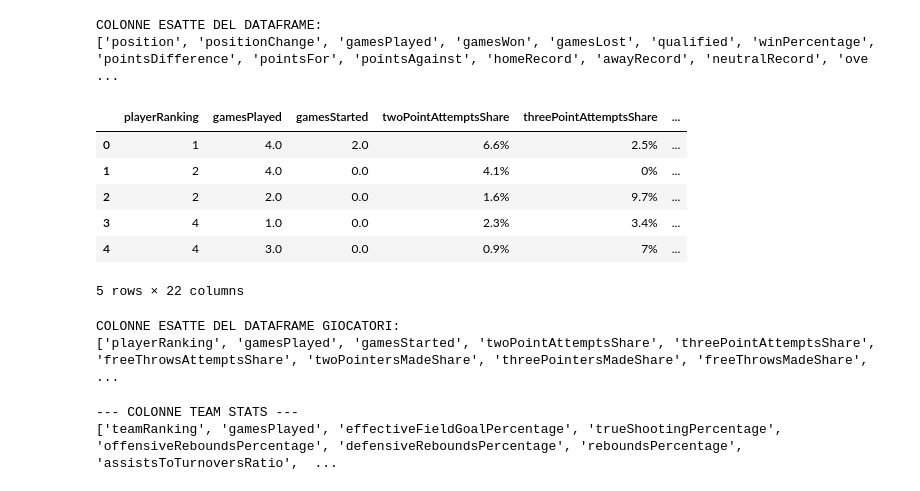
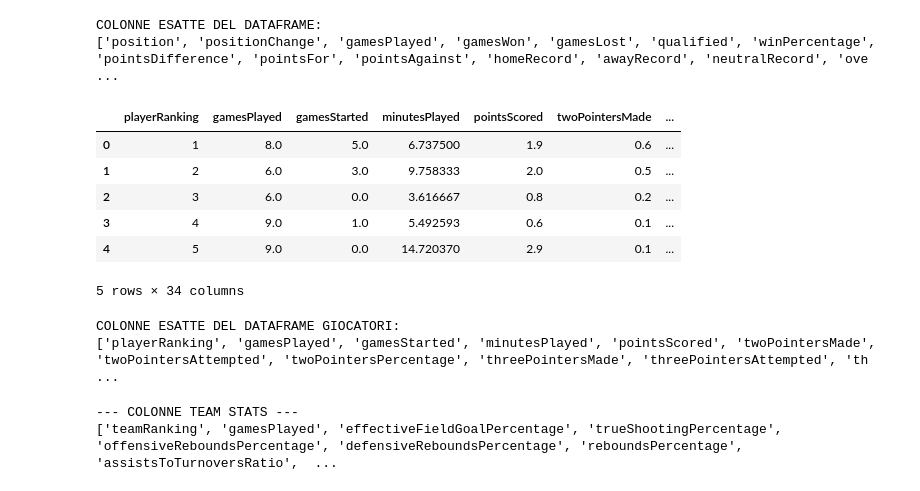
Before and after one commit to SLNN12/Programming-Exam-Project, a Jupyter notebook: prove/explore.ipynb, the cells around one changed output. Saved outputs shown, nothing was run; the diff lists cells and outputs as text; code cells hidden in the pictures.

```diff
--- a/prove/explore.ipynb
+++ b/prove/explore.ipynb
@@ -158,30 +158,30 @@ COLONNE ESATTE DEL DATAFRAME:
 # %%
 import pandas as pd
 from euroleague_api.player_stats import PlayerStats
 
 player_api = PlayerStats("E")
 
 # Scarichiamo i dati di una stagione per esplorarli
 df_players_test = player_api.get_player_stats_single_season(
-    endpoint="scoring",
+    endpoint="traditional",
     season=2026,
-    statistic_mode="Accumulated"
+    statistic_mode="PerGame"
 )
-
+df_players_test['stocks'] = df_players_test['steals'] + df_players_test['blocks']
 display(df_players_test.head())
 
 print("COLONNE ESATTE DEL DATAFRAME GIOCATORI:")
 print(df_players_test.columns.tolist())
 # %% [output]
-|  | playerRanking | gamesPlayed | gamesStarted | twoPointAttemptsShare | threePointAttemptsShare | ... |
-| 0 | 1 | 4.0 | 2.0 | 6.6% | 2.5% | ... |
-| 1 | 2 | 4.0 | 0.0 | 4.1% | 0% | ... |
-| 2 | 2 | 2.0 | 0.0 | 1.6% | 9.7% | ... |
-| 3 | 4 | 1.0 | 0.0 | 2.3% | 3.4% | ... |
-| 4 | 4 | 3.0 | 0.0 | 0.9% | 7% | ... |
+|  | playerRanking | gamesPlayed | gamesStarted | minutesPlayed | pointsScored | twoPointersMade | ... |
+| 0 | 1 | 8.0 | 5.0 | 6.737500 | 1.9 | 0.6 | ... |
+| 1 | 2 | 6.0 | 3.0 | 9.758333 | 2.0 | 0.5 | ... |
+| 2 | 3 | 6.0 | 0.0 | 3.616667 | 0.8 | 0.2 | ... |
+| 3 | 4 | 9.0 | 1.0 | 5.492593 | 0.6 | 0.1 | ... |
+| 4 | 5 | 9.0 | 0.0 | 14.720370 | 2.9 | 0.1 | ... |
-5 rows × 22 columns
+5 rows × 34 columns
 COLONNE ESATTE DEL DATAFRAME GIOCATORI:
-['playerRanking', 'gamesPlayed', 'gamesStarted', 'twoPointAttemptsShare', 'threePointAttemptsShare', 'freeThrowsAttemptsShare', 'twoPointersMadeShare', 'threePointersMadeShare', 'freeThrowsMadeShare', ...
+['playerRanking', 'gamesPlayed', 'gamesStarted', 'minutesPlayed', 'pointsScored', 'twoPointersMade', 'twoPointersAttempted', 'twoPointersPercentage', 'threePointersMade', 'threePointersAttempted', 'th ...
 # %%
 import pandas as pd
 from euroleague_api.team_stats import TeamStats
```
Also changed, not shown: 1 other file.
